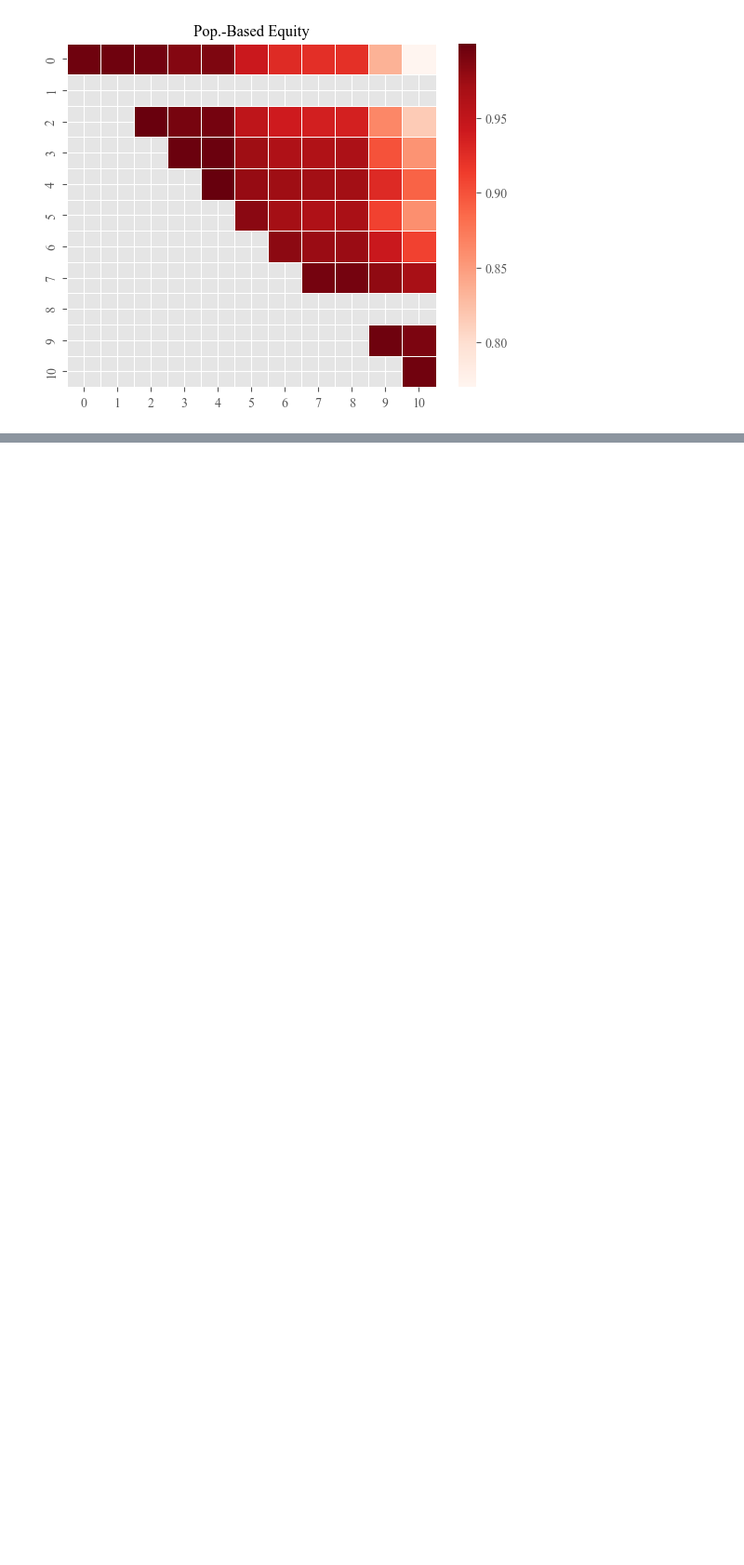
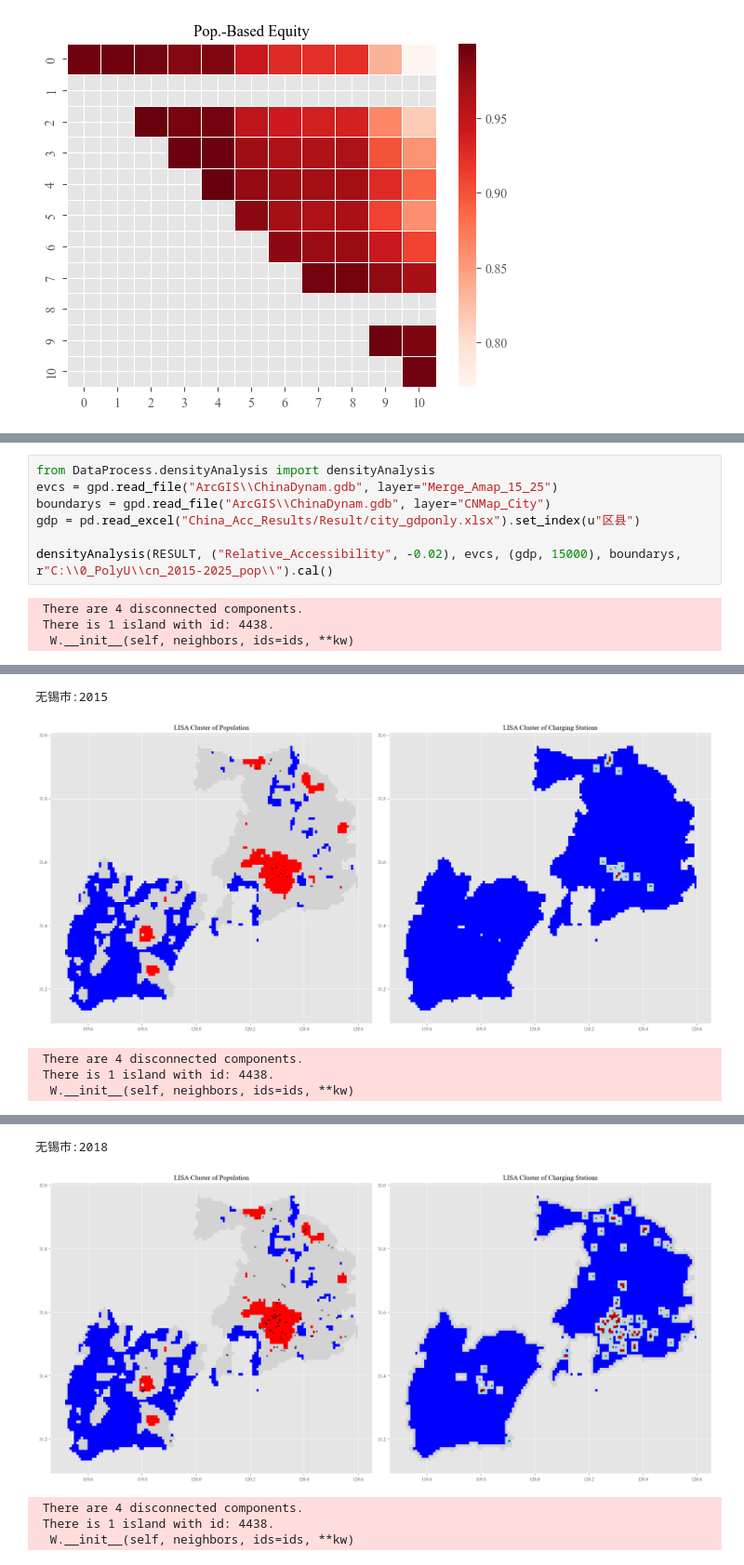
Before and after one commit to DingkangTeng/China-EVCS-Accessibility-and-Equity, a Jupyter notebook: main.ipynb, the cells around one changed output, grey strips where cells are left out. Shown at 93% size. Saved outputs shown, nothing was run; the diff lists cells and outputs as text; blank space fills up the shorter version.

Commit message:
add clusting analysis

```diff
--- a/main.ipynb
+++ b/main.ipynb
@@ -217,0 +174,11 @@ city[city["clusting"].isna()]
+# %%
+from DataProcess.densityAnalysis import densityAnalysis
+evcs = gpd.read_file("ArcGIS\\ChinaDynam.gdb", layer="Merge_Amap_15_25")
+boundarys = gpd.read_file("ArcGIS\\ChinaDynam.gdb", layer="CNMap_City")
+gdp = pd.read_excel("China_Acc_Results/Result/city_gdponly.xlsx").set_index(u"区县")
+
+densityAnalysis(RESULT, ("Relative_Accessibility", -0.02), evcs, (gdp, 15000), boundarys, r"C:\\0_PolyU\\cn_2015-2025_pop\\").cal()
+# %% [output]
+ There are 4 disconnected components.
+ There is 1 island with id: 4438.
+  W.__init__(self, neighbors, ids=ids, **kw)
@@ -217,0 +186,5 @@ city[city["clusting"].isna()]
+无锡市:2015
+[figure, added]
+ There are 4 disconnected components.
+ There is 1 island with id: 4438.
+  W.__init__(self, neighbors, ids=ids, **kw)
@@ -217,0 +192,5 @@ city[city["clusting"].isna()]
+无锡市:2018
+[figure, added]
+ There are 4 disconnected components.
+ There is 1 island with id: 4438.
+  W.__init__(self, neighbors, ids=ids, **kw)
```
Also changed, not shown: parts of 9 cells of this notebook, 7 other files.
